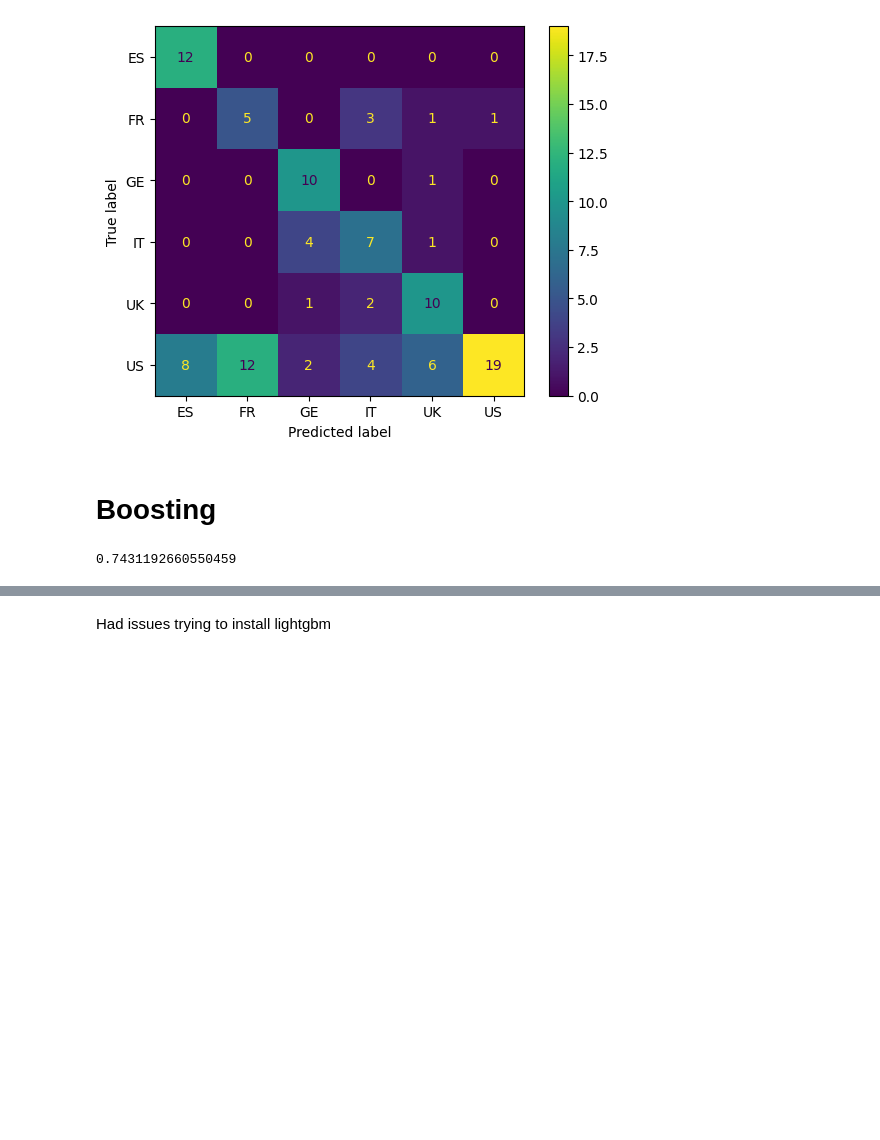
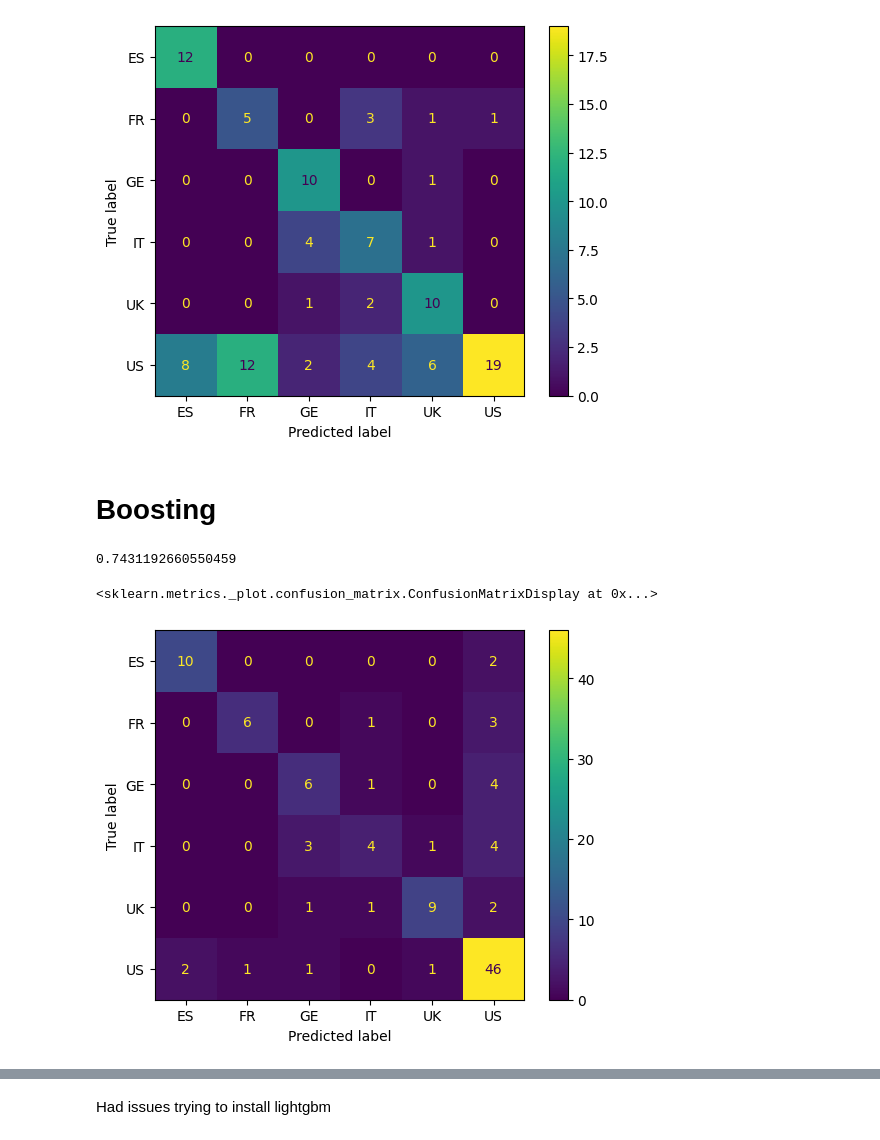
Before and after one commit to rob-carter/using-machine-learning-to-predict-accents-final, a Jupyter notebook: final.ipynb, the cells around one changed output, grey strips where cells are left out. Saved outputs shown, nothing was run; the diff lists cells and outputs as text; code cells hidden in the pictures; blank space fills up the shorter version.

```diff
--- a/final.ipynb
+++ b/final.ipynb
@@ -255,33 +299,36 @@ for x in y_train:
         y_train_int.append(2)
     if (x == 'IT'):
         y_train_int.append(3)
     if (x == 'UK'):
         y_train_int.append(4)
     if (x == 'US'):
         y_train_int.append(5)
 
 xbc.fit(X_train, y_train_int)
 
 y_pred_int = xbc.predict(X_test)
 
 y_pred_x = []
 for x in y_pred_int:
     if (x == 0):
         y_pred_x.append('ES')
     if (x == 1):
         y_pred_x.append('FR')
     if (x == 2):
         y_pred_x.append('GE')
     if (x == 3):
         y_pred_x.append('IT')
     if (x == 4):
         y_pred_x.append('UK')
     if (x == 5):
         y_pred_x.append('US')
 
 print(metrics.accuracy_score(y_test, y_pred_x))
+ConfusionMatrixDisplay.from_predictions(y_pred=y_pred_x, y_true=y_test)
 # %% [output]
 0.7431192660550459
+<sklearn.metrics._plot.confusion_matrix.ConfusionMatrixDisplay at 0x...>
+[figure, added]
 # %%
 gbc = GradientBoostingClassifier()
 
```
Also changed, not shown: parts of 18 cells of this notebook.
